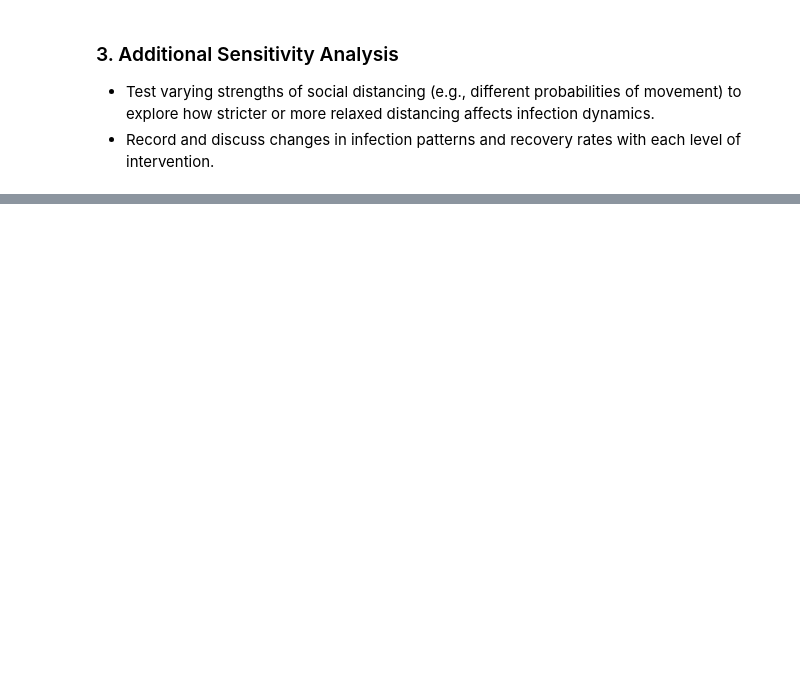
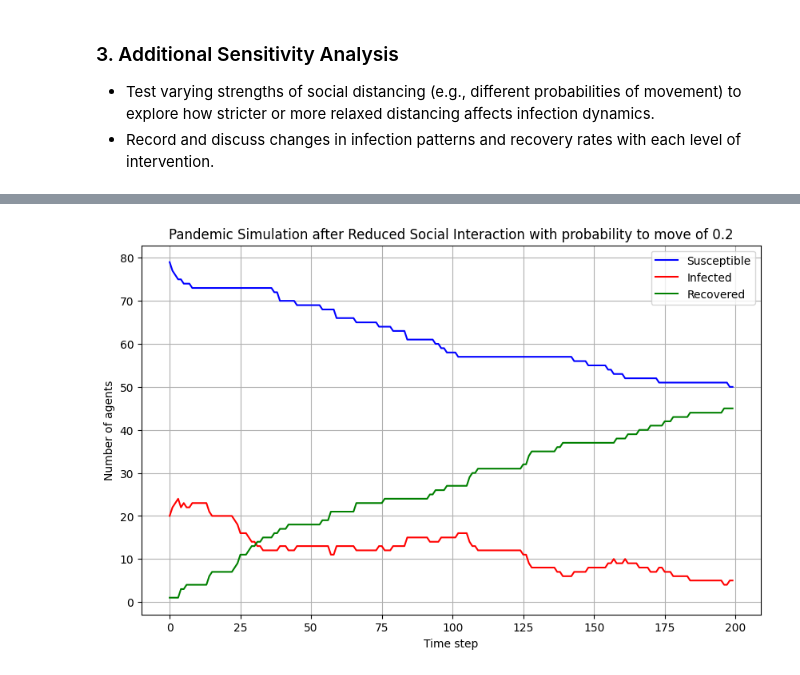
Before and after one commit to QianJingyun/Qian-BMI500-hw11, a Jupyter notebook: code.ipynb, the cells around one changed output, grey strips where cells are left out. Saved outputs shown, nothing was run; the diff lists cells and outputs as text; code cells hidden in the pictures; blank space fills up the shorter version.

```diff
--- a/code.ipynb
+++ b/code.ipynb
@@ -451,0 +504,6 @@ plot(pop_counts_avoid3, p = p, q = q)
+# %%
+states, positions = initialize(seed = 1024, grid_w = grid_w, N = N, size = size)
+pop_counts_reduce2 = simulate_reduced(states, positions, p = p, q = q, grid_h = grid_h, grid_w = grid_w, move_prob = 0.2)
+plot2(pop_counts_reduce2, title = 'Pandemic Simulation after Reduced Social Interaction with probability to move 0.2', p = p, q = q)
+# %% [output]
+[figure, added]
```
Also changed, not shown: parts of 10 cells of this notebook, 2 other files.
